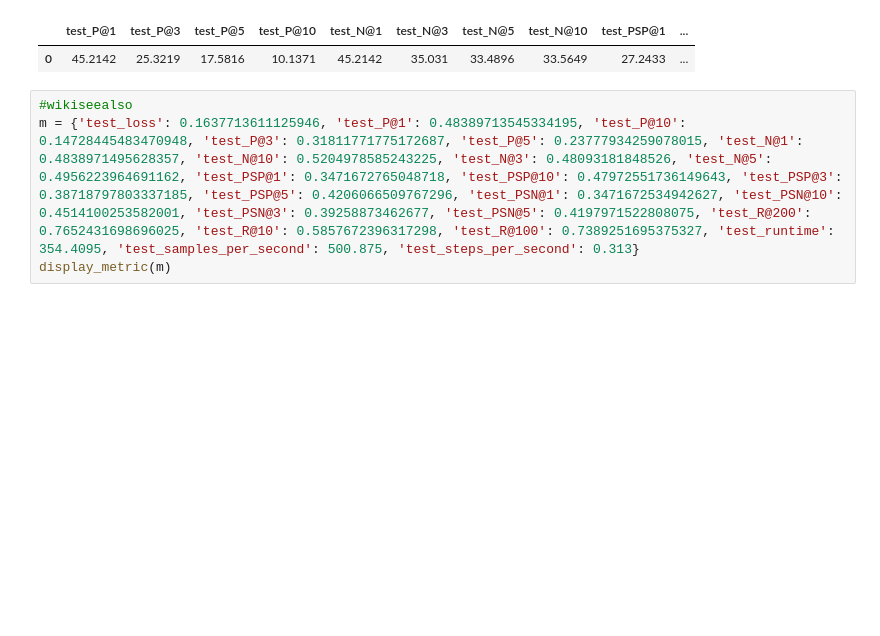
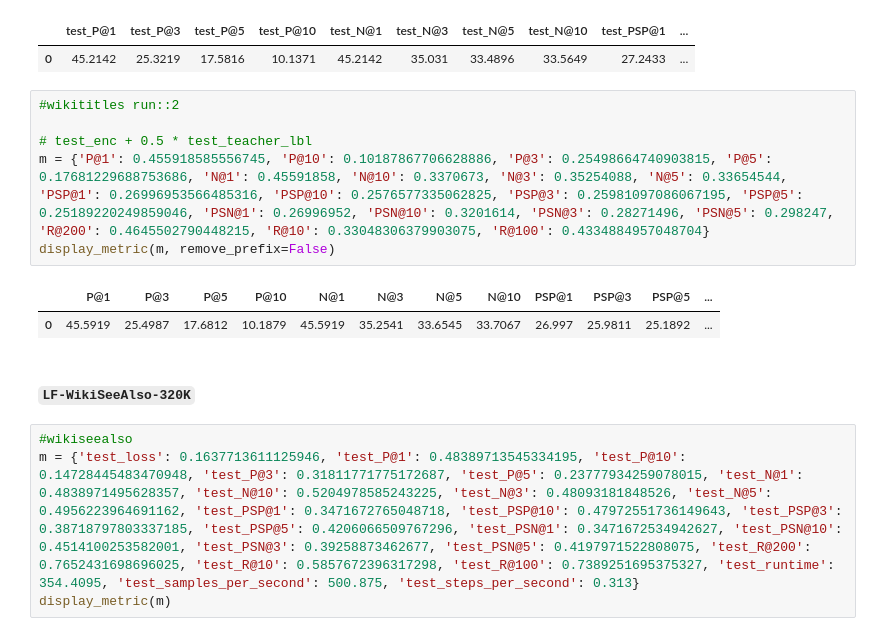
Before and after one commit to suchith720/medic, a Jupyter notebook: nbs/21_experiment-summary.ipynb, the cells around one changed output. Drawn from its saved outputs; the diff is of its cells as text; blank space fills up the shorter version.

```diff
--- a/nbs/21_experiment-summary.ipynb
+++ b/nbs/21_experiment-summary.ipynb
@@ -112,6 +159,17 @@ display_metric(m, remove_prefix=False)
 # %% [output]
 |  | test_P@1 | test_P@3 | test_P@5 | test_P@10 | test_N@1 | test_N@3 | test_N@5 | test_N@10 | test_PSP@1 | ... |
 | 0 | 45.2142 | 25.3219 | 17.5816 | 10.1371 | 45.2142 | 35.031 | 33.4896 | 33.5649 | 27.2433 | ... |
+# %%
+#wikititles run::2
+
+# test_enc + 0.5 * test_teacher_lbl
+m = {'P@1': 0.455918585556745, 'P@10': 0.10187867706628886, 'P@3': 0.25498664740903815, 'P@5': 0.17681229688753686, 'N@1': 0.45591858, 'N@10': 0.3370673, 'N@3': 0.35254088, 'N@5': 0.33654544, 'PSP@1': 0.26996953566485316, 'PSP@10': 0.2576577335062825, 'PSP@3': 0.25981097086067195, 'PSP@5': 0.25189220249859046, 'PSN@1': 0.26996952, 'PSN@10': 0.3201614, 'PSN@3': 0.28271496, 'PSN@5': 0.298247, 'R@200': 0.4645502790448215, 'R@10': 0.33048306379903075, 'R@100': 0.4334884957048704}
+display_metric(m, remove_prefix=False)
+# %% [output]
+|  | P@1 | P@3 | P@5 | P@10 | N@1 | N@3 | N@5 | N@10 | PSP@1 | PSP@3 | PSP@5 | ... |
+| 0 | 45.5919 | 25.4987 | 17.6812 | 10.1879 | 45.5919 | 35.2541 | 33.6545 | 33.7067 | 26.997 | 25.9811 | 25.1892 | ... |
+# %% [markdown]
+#### `LF-WikiSeeAlso-320K`
 # %%
 #wikiseealso
 m = {'test_loss': 0.1637713611125946, 'test_P@1': 0.48389713545334195, 'test_P@10': 0.14728445483470948, 'test_P@3': 0.31811771775172687, 'test_P@5': 0.23777934259078015, 'test_N@1': 0.4838971495628357, 'test_N@10': 0.5204978585243225, 'test_N@3': 0.48093181848526, 'test_N@5': 0.4956223964691162, 'test_PSP@1': 0.3471672765048718, 'test_PSP@10': 0.47972551736149643, 'test_PSP@3': 0.38718797803337185, 'test_PSP@5': 0.4206066509767296, 'test_PSN@1': 0.3471672534942627, 'test_PSN@10': 0.4514100253582001, 'test_PSN@3': 0.39258873462677, 'test_PSN@5': 0.4197971522808075, 'test_R@200': 0.7652431698696025, 'test_R@10': 0.5857672396317298, 'test_R@100': 0.7389251695375327, 'test_runtime': 354.4095, 'test_samples_per_second': 500.875, 'test_steps_per_second': 0.313}
```
Also changed, not shown: parts of 19 cells of this notebook, 2 other files.
